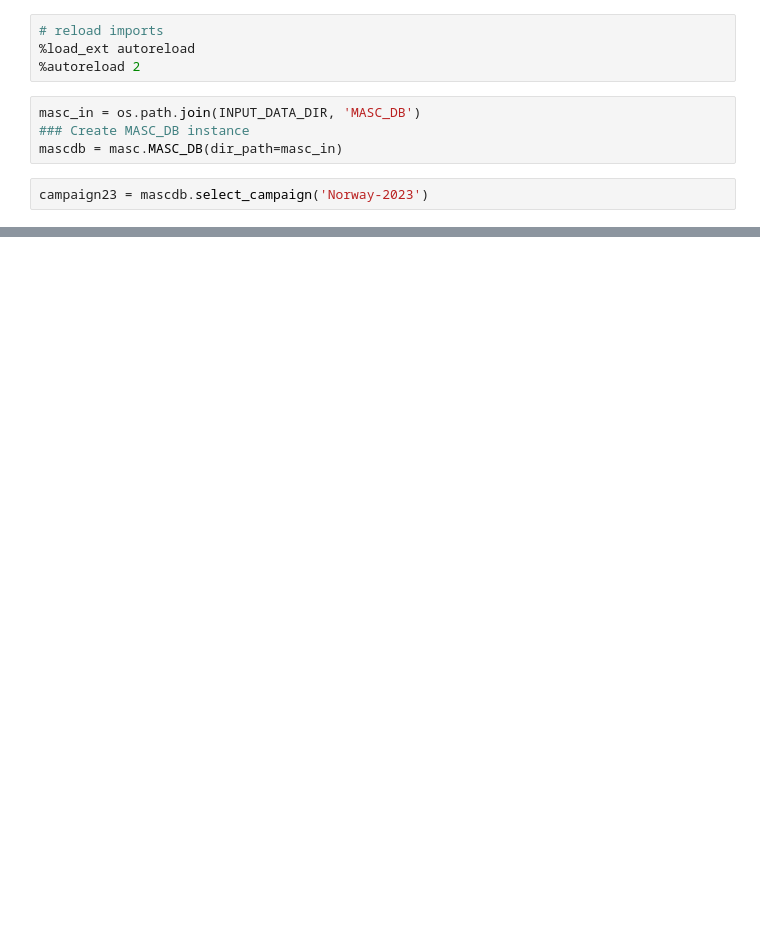
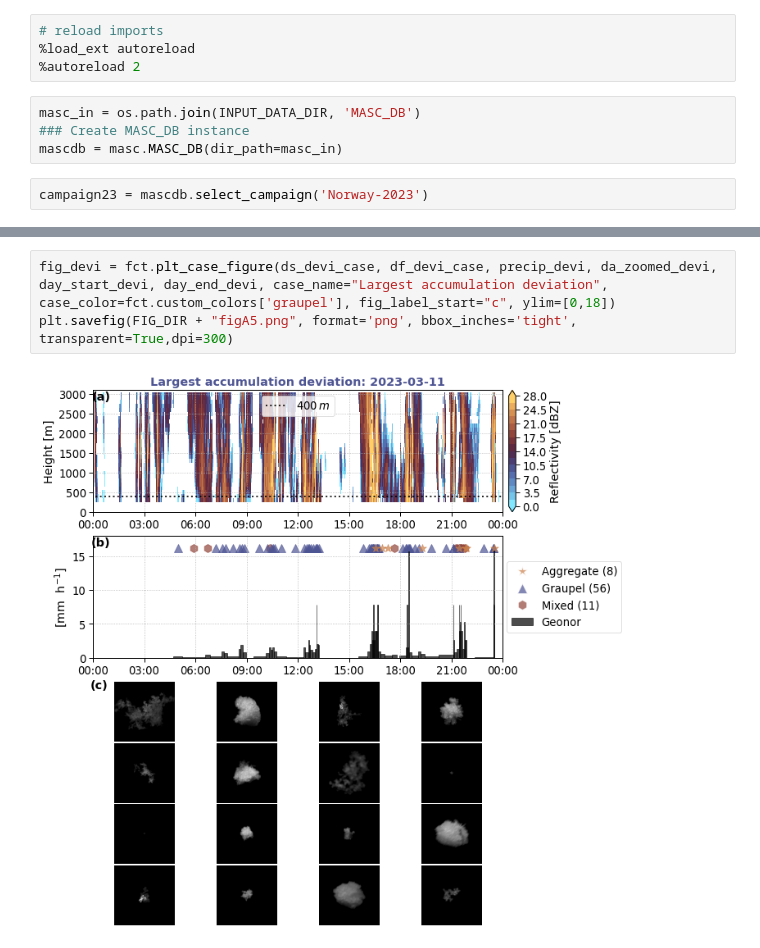
Before and after one commit to franzihe/retrieval_analysis, a Jupyter notebook: work/MASCDB/plot_triplet.ipynb, the cells around one changed output, grey strips where cells are left out. Saved outputs shown, nothing was run; the diff lists cells and outputs as text; blank space fills up the shorter version.

```diff
--- a/work/MASCDB/plot_triplet.ipynb
+++ b/work/MASCDB/plot_triplet.ipynb
@@ -69,0 +428,5 @@ mask = (
+# %%
+fig_devi = fct.plt_case_figure(ds_devi_case, df_devi_case, precip_devi, da_zoomed_devi, day_start_devi, day_end_devi, case_name="Largest accumulation deviation", case_color=fct.custom_colors['graupel'], fig_label_start="c", ylim=[0,18])
+plt.savefig(FIG_DIR + "figA5.png", format='png', bbox_inches='tight', transparent=True,dpi=300)
+# %% [output]
+[figure, added]
```
Also changed, not shown: parts of 62 cells of this notebook, 10 other files.
